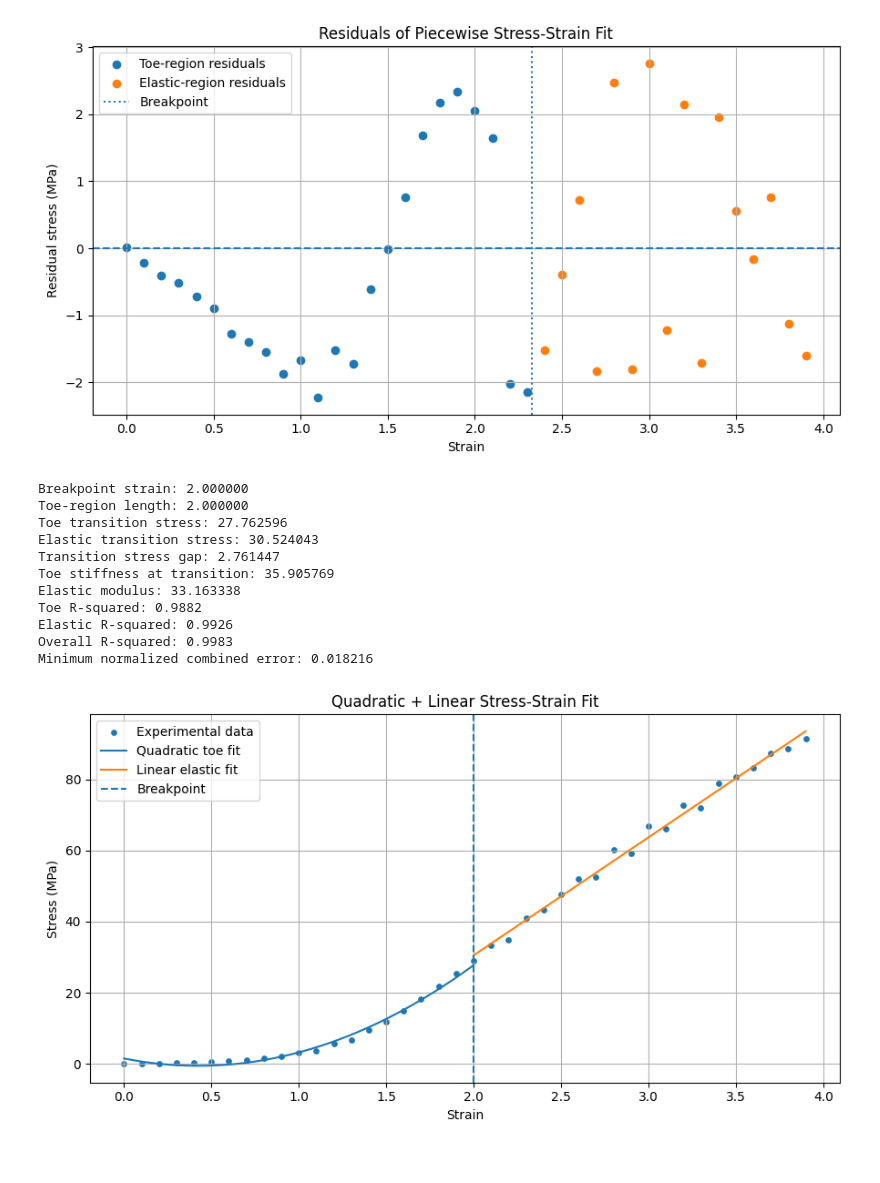
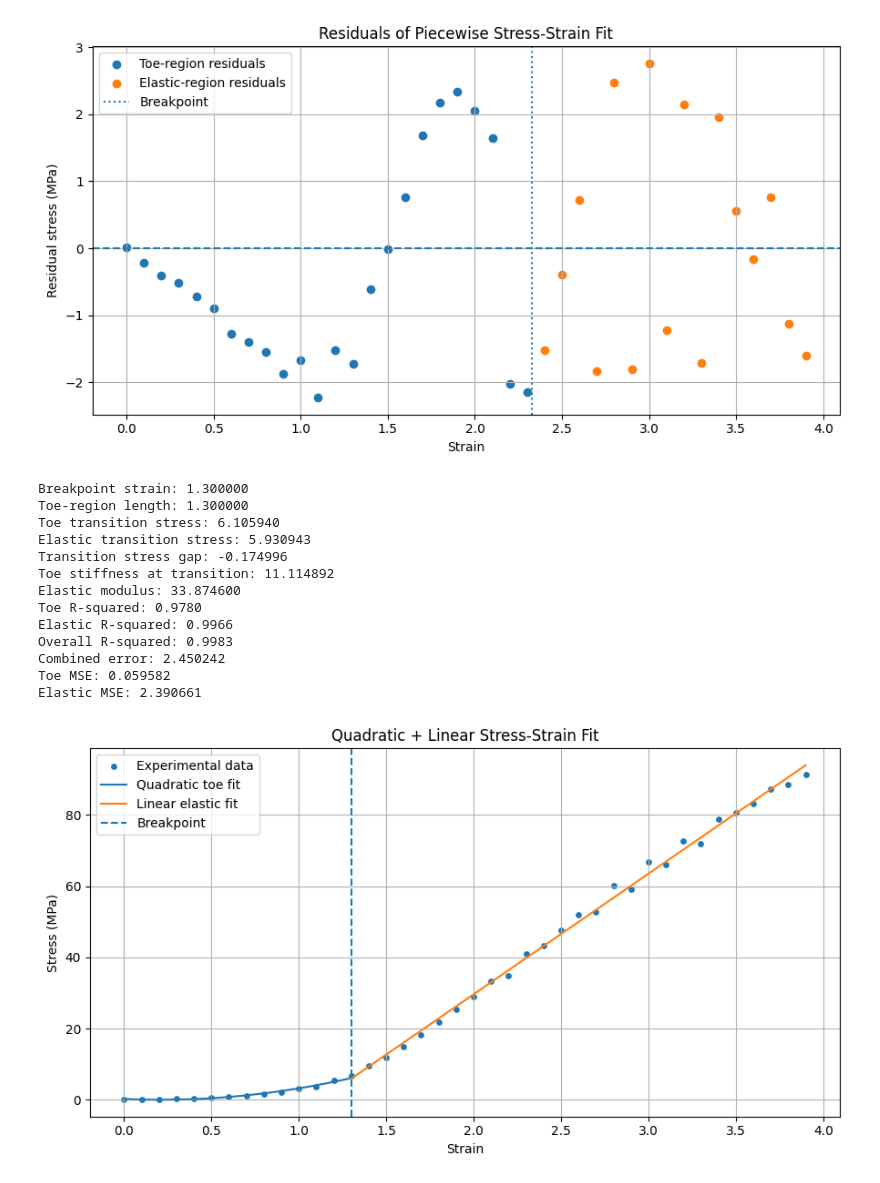
Before and after one commit to ifplutoknew/Python, a Jupyter notebook: Hair research data/dry straight_20mm.ipynb, the cells around one changed output. Drawn from its saved outputs; the diff is of its cells as text; code cells hidden in the pictures.

```diff
--- a/Hair research data/dry straight_20mm.ipynb
+++ b/Hair research data/dry straight_20mm.ipynb
@@ -600,13 +600,14 @@ def quadratic(x, a, b, c):
 def linear(x, E, d):
     return E * x + d
 
-min_points = 20   #toe region
+min_points =10  #toe region
 results = []
 
 # Sort data by strain
 order = np.argsort(strain)
 strain = np.asarray(strain, dtype=float)[order]
 stress = np.asarray(stress, dtype=float)[order]
+
 
 # Search candidate breakpoints
 for i in range(min_points, len(strain) - min_points + 1):
@@ -628,16 +629,8 @@ for i in range(min_points, len(strain) - min_points + 1):
     toe_mse = np.mean((toe_y - toe_pred)**2)
     elastic_mse = np.mean((elastic_y - elastic_pred)**2)
 
-    # Normalize by stress variance in each region
-    toe_var = np.var(toe_y, ddof=1)
-    elastic_var = np.var(elastic_y, ddof=1)
-
-    if toe_var <= 0 or elastic_var <= 0:
-        continue
-
-    toe_nmse = toe_mse / toe_var
-    elastic_nmse = elastic_mse / elastic_var
-    total_nmse = toe_nmse + elastic_nmse
+    # Combined raw error
+    total_mse = toe_mse + elastic_mse
 
     results.append({
         "breakpoint": breakpoint,
@@ -646,10 +639,10 @@ for i in range(min_points, len(strain) - min_points + 1):
         "E": E, "d": d,
         "toe_mse": toe_mse,
         "elastic_mse": elastic_mse,
-        "toe_nmse": toe_nmse,
-        "elastic_nmse": elastic_nmse,
-        "total_nmse": total_nmse
+        "total_mse": total_mse
     })
+
+
 
 results_df = pd.DataFrame(results)
 
@@ -657,7 +650,7 @@ if results_df.empty:
     raise ValueError("No valid breakpoint was found.")
 
 best_result = results_df.loc[
-    results_df["total_nmse"].idxmin()
+    results_df["total_mse"].idxmin()
 ]
 
 # Extract the best fit
@@ -699,46 +692,53 @@ print(f"Elastic transition stress: {elastic_transition_stress:.6f}")
 print(f"Transition stress gap: "
       f"{elastic_transition_stress - toe_transition_stress:.6f}")
 print(f"Toe stiffness at transition: {toe_stiffness:.6f}")
 print(f"Elastic modulus: {elastic_modulus:.6f}")
 print(f"Toe R-squared: {toe_r2:.4f}")
 print(f"Elastic R-squared: {elastic_r2:.4f}")
 print(f"Overall R-squared: {overall_r2:.4f}")
-print(f"Minimum normalized combined error: "
-      f"{best_result['total_nmse']:.6f}")
+print(f"Combined error: {best_result['total_mse']:.6f}")
+
+toe_mse = float(best_result["toe_mse"])
+elastic_mse = float(best_result["elastic_mse"])
+
+print(f"Toe MSE: {toe_mse:.6f}")
+print(f"Elastic MSE: {elastic_mse:.6f}")
 
 # Plot fitted curve
 plt.figure(figsize=(9, 5))
 plt.scatter(strain, stress, s=15, label="Experimental data")
 
 x_toe = np.linspace(toe_x.min(), breakpoint, 150)
 x_elastic = np.linspace(breakpoint, elastic_x.max(), 150)
 
 plt.plot(x_toe, quadratic(x_toe, a, b, c),
          label="Quadratic toe fit")
 plt.plot(x_elastic, linear(x_elastic, E, d),
          label="Linear elastic fit")
 plt.axvline(breakpoint, linestyle="--", label="Breakpoint")
 
 plt.xlabel("Strain")
 plt.ylabel("Stress (MPa)")
 plt.title("Quadratic + Linear Stress-Strain Fit")
 plt.legend()
 plt.grid(True)
 plt.tight_layout()
 plt.show()
 # %% [output]
-Breakpoint strain: 2.000000
-Toe-region length: 2.000000
-Toe transition stress: 27.762596
-Elastic transition stress: 30.524043
-Transition stress gap: 2.761447
-Toe stiffness at transition: 35.905769
-Elastic modulus: 33.163338
-Toe R-squared: 0.9882
-Elastic R-squared: 0.9926
+Breakpoint strain: 1.300000
+Toe-region length: 1.300000
+Toe transition stress: 6.105940
+Elastic transition stress: 5.930943
+Transition stress gap: -0.174996
+Toe stiffness at transition: 11.114892
+Elastic modulus: 33.874600
+Toe R-squared: 0.9780
+Elastic R-squared: 0.9966
 Overall R-squared: 0.9983
-Minimum normalized combined error: 0.018216
+Combined error: 2.450242
+Toe MSE: 0.059582
+Elastic MSE: 2.390661
-[figure, old version]
+[figure, new version]
 # %%
 # Residual plot: Quadratic + Linear Fit
 # ------------------------------------------
```
Also changed, not shown: parts of 1 cell of this notebook, 1 other file.
